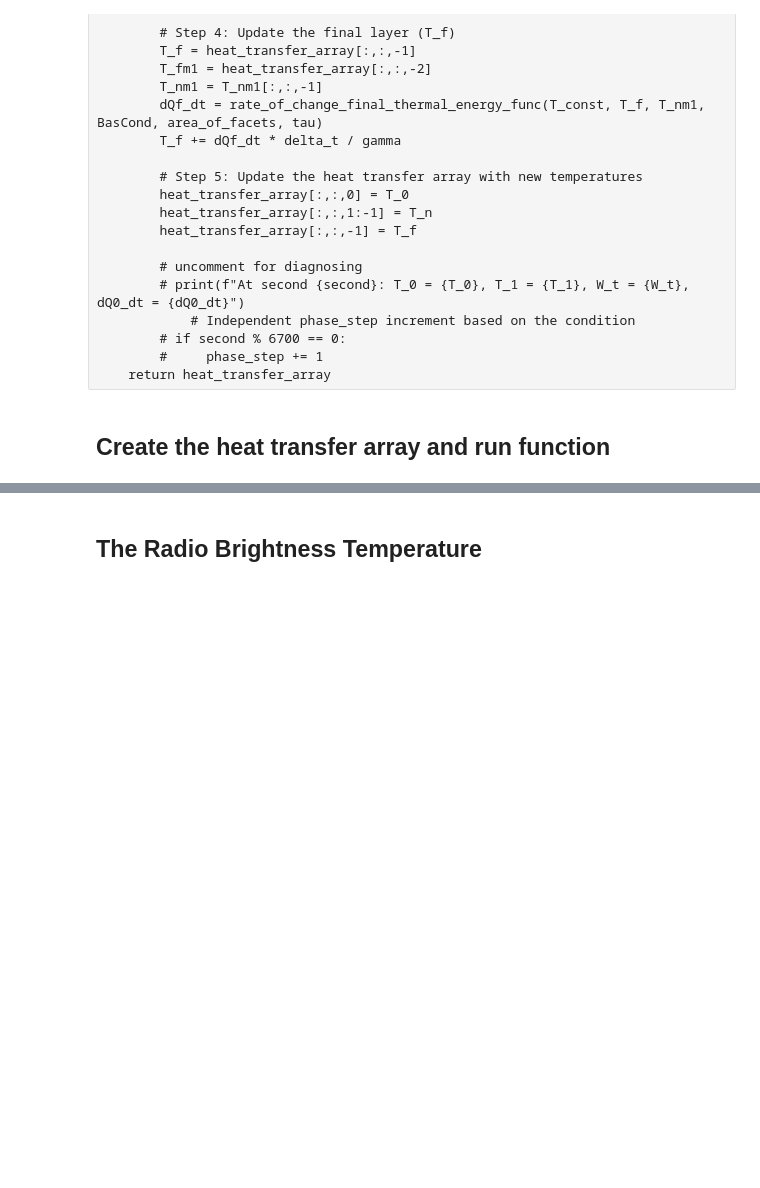
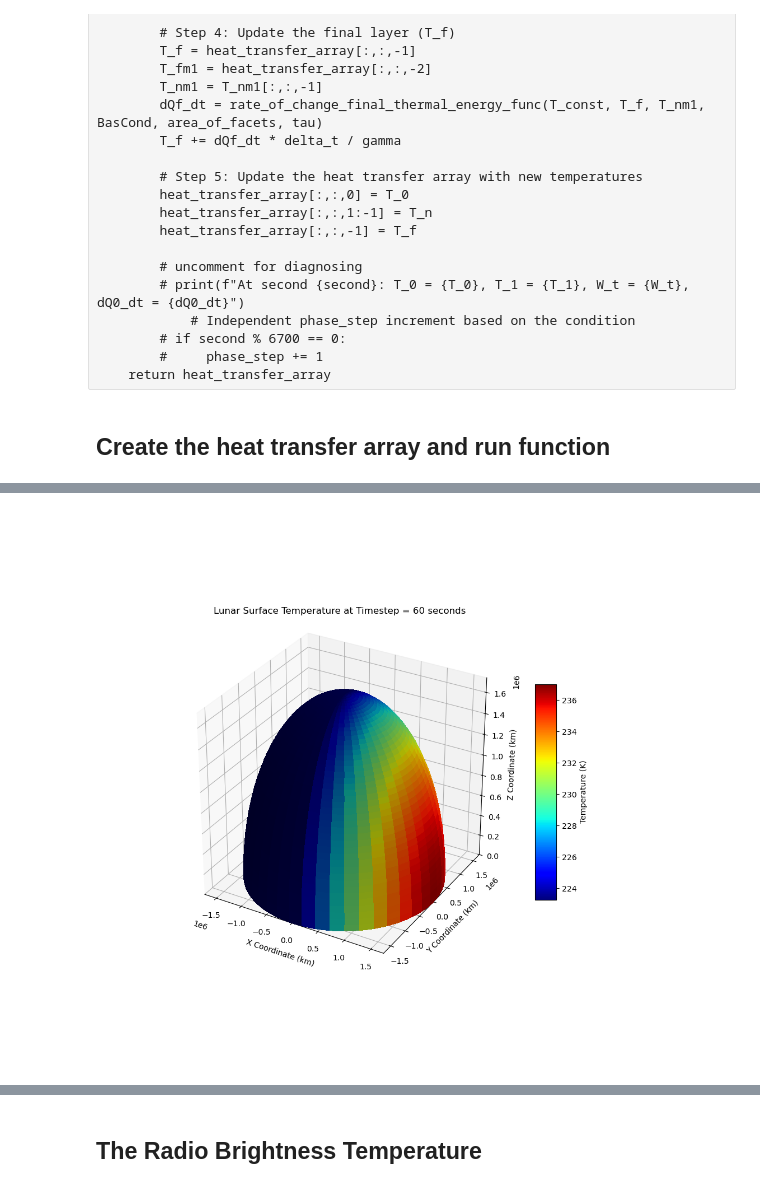
Before and after one commit to sheakes/lunar-temperature-brightness-model, a Jupyter notebook: moon_brightness_temp_sim_v3-single_phase_heat_plots.ipynb, the cells around one changed output, grey strips where cells are left out. Saved outputs shown, nothing was run; the diff lists cells and outputs as text; code cells hidden in the pictures; blank space fills up the shorter version.

```diff
--- a/moon_brightness_temp_sim_v3-single_phase_heat_plots.ipynb
+++ b/moon_brightness_temp_sim_v3-single_phase_heat_plots.ipynb
@@ -569,7 +580,7 @@ W_0 = 1365.0   # the energy flux arriving from the Sun
 albedo = 0.15 # lunar albedo
 BasCap = 670.0 #Basalt thermal capacity in J Kg-1.K-1
 rho = 1500 # Lunar regolith density in Kg.m-3
-BasCond = 0.0093         # Basalt thermal conductivity (W/m·K)
+BasCond = 7.4e-4 # Basalt thermal conductivity (W/m·K)
 
 tau = 0.01 # tau is the thickness of the slice (meters)
 delta_t = 60 # time over which each loop calculation is preformed
@@ -596,0 +761,67 @@ plt.legend()
+# %%
+%matplotlib widget
+
+longitude_array= np.arange(-180, 181)#, dtype = np.int16)  # setting longitude range in degrees
+latitude_array = np.arange(0, 91)#, dtype = np.int16)  # setting latitude range in degrees, (0,90 exclusive) I'm considering the centre point of each facet
+radius = moon_radius
+
+timestep_to_plot = 1
+
+# Convert spherical coordinates to Cartesian coordinates
+lon, lat = np.meshgrid(longitude_array, latitude_array, indexing='ij')
+
+# Convert spherical coordinates to Cartesian coordinates
+x = radius * np.cos(np.radians(lat)) * np.cos(np.radians(lon))
+y = radius * np.cos(np.radians(lat)) * np.sin(np.radians(lon))
+z = radius * np.sin(np.radians(lat))
+
+# Temperature data at surface layer (depth=0)
+temp_surface = time_heat_transfer_array[timestep_to_plot, :, :, 0]
+
+# Normalize temperature values for color mapping
+norm = colors.Normalize(vmin=np.min(temp_surface), vmax=np.max(temp_surface))
+cmap = cm.jet
+
+# Create figure
+fig = plt.figure(figsize=(10, 10))
+ax = fig.add_subplot(111, projection='3d')
+
+# ax.set_aspect(aspect = 'equal')
+
+# Surface plot with correct color mapping
+surf = ax.plot_surface(x, y, z, facecolors=cmap(norm(temp_surface)), linewidth=0, antialiased=False)
+
+# Create a ScalarMappable for the colorbar
+mappable = cm.ScalarMappable(norm=norm, cmap=cmap)
+mappable.set_array([])  # Empty array because plot_surface uses facecolors
+
+# Add colorbar
+cbar = fig.colorbar(mappable, ax=ax, shrink=0.5, aspect=10)
+cbar.set_label('Temperature (K)')
+
+# Labels and title
+ax.set_xlabel('X Coordinate (km)')
+ax.set_ylabel('Y Coordinate (km)')
+ax.set_zlabel('Z Coordinate (km)')
+ax.set_title(f'Lunar Surface Temperature at Timestep = {(timestep_to_plot) * 60} seconds')
+# ax.set_title(f'Lunar Surface Temperature at Timestep = {(timestep_to_plot) * 60} seconds')
+
+
+# --- FIX: Enforce Equal Aspect Ratio for a True Sphere ---
+ax.set_box_aspect([1, 1, 1])  # Ensures equal aspect ratio in the 3D box
+
+# Ensure the same scale for all axes
+max_range = radius  # This defines the limit for all axes
+ax.set_xlim([-max_range, max_range])
+ax.set_ylim([-max_range, max_range])
+ax.set_zlim([0, max_range])  # Hemisphere only
+
+# Adjust view angle for better visibility
+ax.view_init(elev=30, azim=300)
+
+plt.savefig(f"Lunar Surface Temperature Heatmap at Timestep = {(timestep_to_plot) * 60} seconds.png")
+
+
+plt.show()
+# %% [output]
+[figure, added]
```
Also changed, not shown: parts of 21 cells of this notebook, 15 other files.
